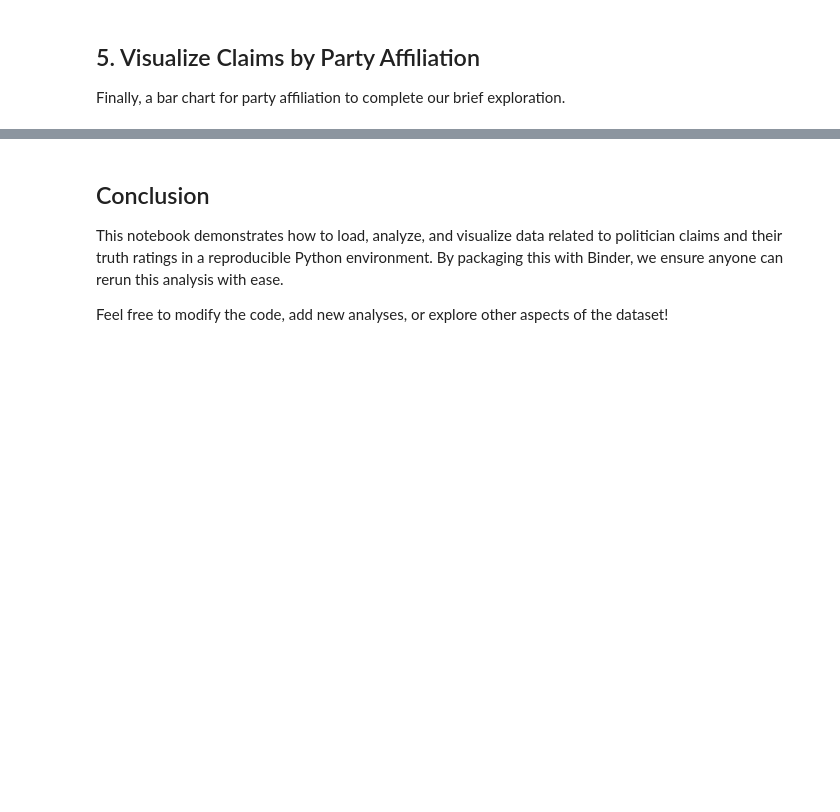
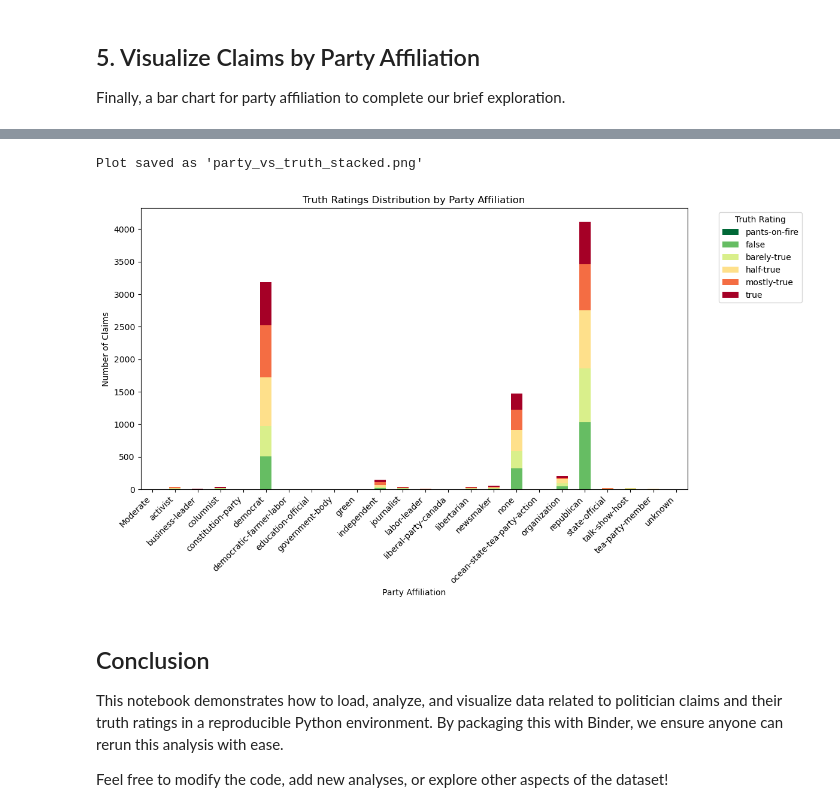
Before and after one commit to lorraine-dev/ICWSM-Reproducibility-Python-Demo, a Jupyter notebook: scripts/analyze_claims.ipynb, the cells around one changed output, grey strips where cells are left out. Saved outputs shown, nothing was run; the diff lists cells and outputs as text; code cells hidden in the pictures; blank space fills up the shorter version.

Commit message:
Added stacked bar plot to visualise truth ratings by party affliation

```diff
--- a/scripts/analyze_claims.ipynb
+++ b/scripts/analyze_claims.ipynb
@@ -86,0 +144,16 @@ print("Plot saved as 'party_affiliation_distribution.png'")
+# %%
+# Ensure 'party_affiliation' is clean for grouping
+df['party_affiliation'] = df['party_affiliation'].replace('', 'unknown').fillna('unknown')
+
+# Group by party and truth rating, then unstack to get counts for stacking
+party_truth_counts = df.groupby(['party_affiliation', 'label']).size().unstack(fill_value=0)
+
+# Define a consistent order for truth ratings for better visualization
+# This order goes from most false to most true
+truth_order = ['pants-on-fire', 'false', 'barely-true', 'half-true', 'mostly-true', 'true']
+
+# Reindex columns to ensure consistent order, filling missing ones with 0 if a rating doesn't exist for a party
+party_truth_counts = party_truth_counts.reindex(columns=truth_order, fill_value=0)
+
+print("\nTruth Ratings Counts by Party:")
+print(party_truth_counts)
@@ -87,3 +178,20 @@ print("Plot saved as 'party_affiliation_distribution.png'")
+# %%
+plt.figure(figsize=(12, 7))
+party_truth_counts.plot(kind='bar', stacked=True, ax=plt.gca(), cmap='RdYlGn_r') # Using RdYlGn_r for a red-to-green gradient (false to true)
+plt.title('Truth Ratings Distribution by Party Affiliation')
+plt.xlabel('Party Affiliation')
+plt.ylabel('Number of Claims')
+plt.xticks(rotation=45, ha='right')
+plt.legend(title='Truth Rating', bbox_to_anchor=(1.05, 1), loc='upper left')
+plt.tight_layout()
+
+# Save the plot
+plt.savefig('../scripts/party_vs_truth_stacked.png')
+print("Plot saved as 'party_vs_truth_stacked.png'")
+plt.show()
+# %% [output]
+Plot saved as 'party_vs_truth_stacked.png'
+[figure, added]
 # %% [markdown]
 ## Conclusion
 
```
Also changed, not shown: parts of 7 cells of this notebook.
